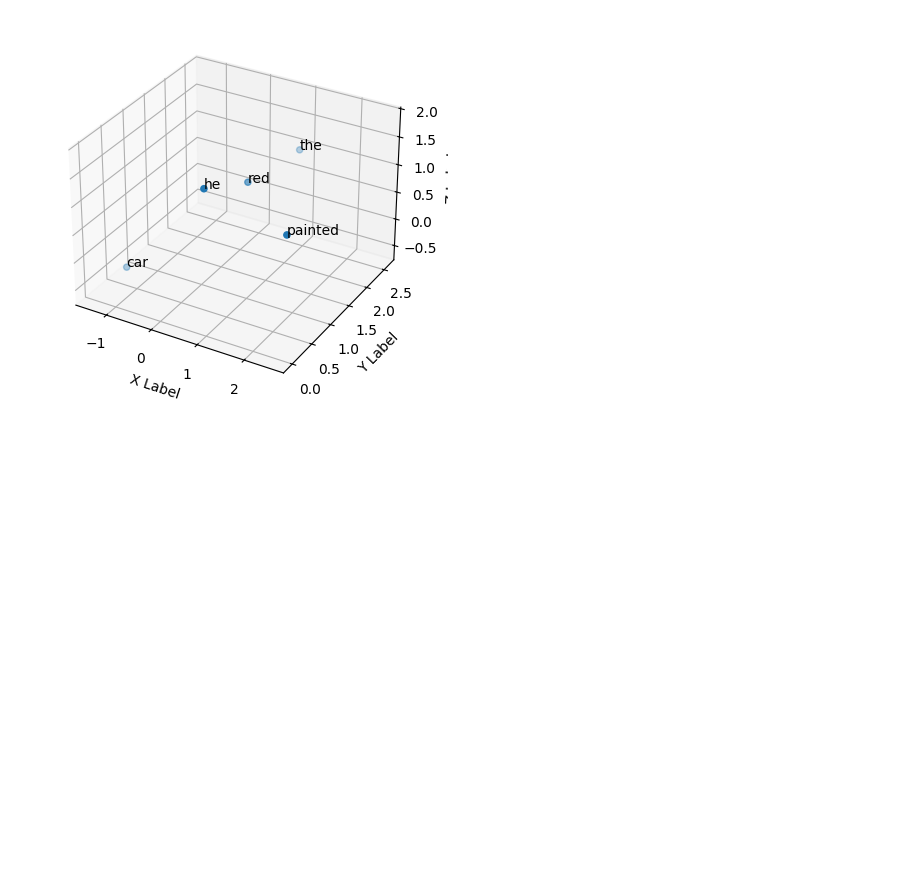
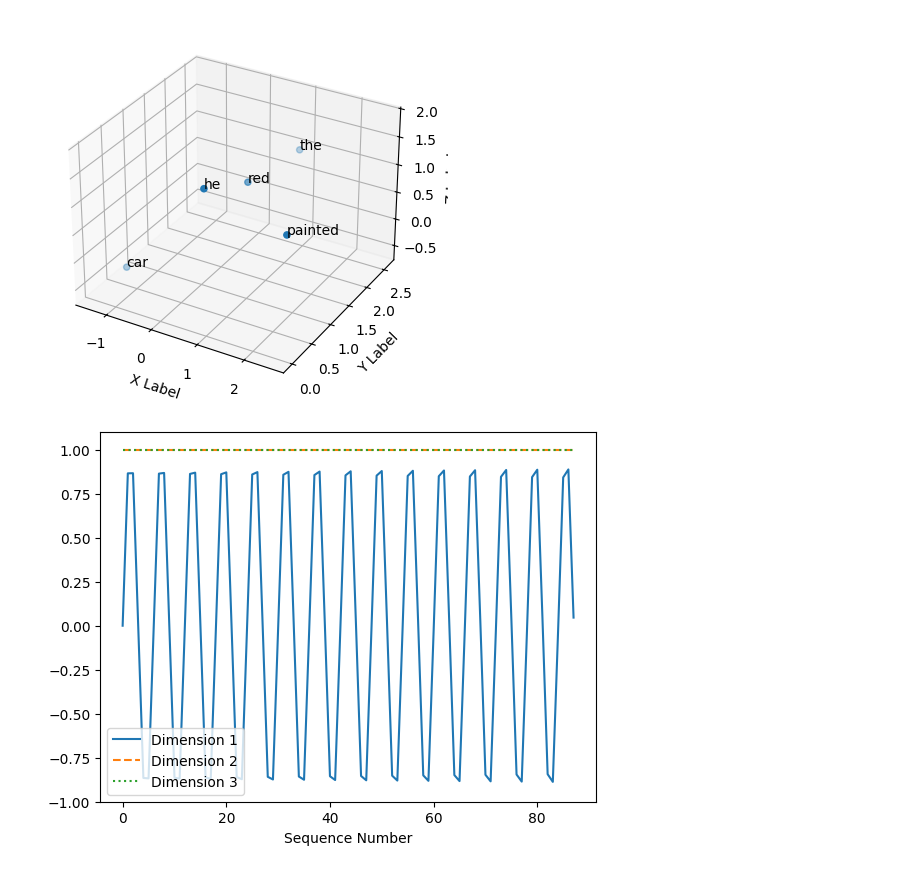
Before and after one commit to VishSeran/transformer-models, a Jupyter notebook: self-attention/build_self-attention-from-scratch.ipynb, the cells around one changed output. Drawn from its saved outputs; the diff is of its cells as text; code cells hidden in the pictures; blank space fills up the shorter version.

Commit message:
modified positional encoding and plotted the plot embeddings

```diff
--- a/self-attention/build_self-attention-from-scratch.ipynb
+++ b/self-attention/build_self-attention-from-scratch.ipynb
@@ -458,3 +458,17 @@ tensor([[ 1.0055, -0.0263,  1.8495],
 plot_embeddings(positional_embedding_sin.detach().numpy(),tokenizor(sample_text), vocab)
 # %% [output]
 [figure]
+# %%
+# Plot the positional encodings with different line styles and markers
+plt.plot(pe[:, 0].numpy(), label="Dimension 1", linestyle='-')
+plt.plot(pe[:, 1].numpy(), label="Dimension 2", linestyle='--')
+plt.plot(pe[:, 2].numpy(), label="Dimension 3", linestyle=':')
+
+# Adjust the y-axis scale for better visibility
+plt.ylim([-1, 1.1])
+
+plt.xlabel("Sequence Number")
+plt.legend()
+plt.show()
+# %% [output]
+[figure, added]
```
